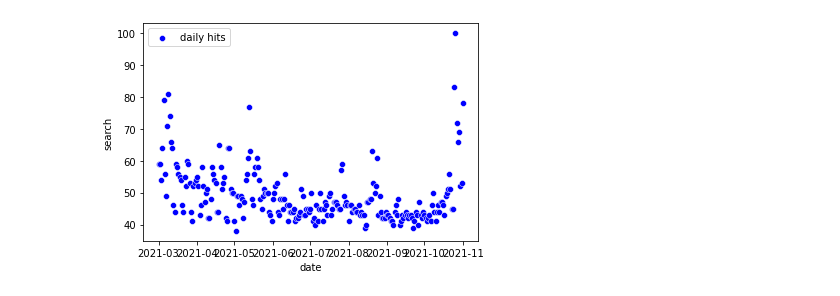
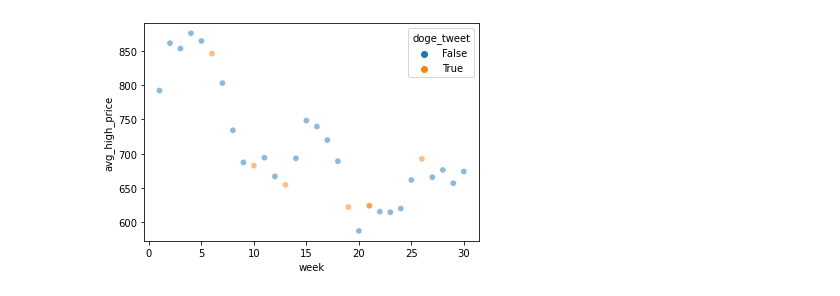
Before and after one commit to ba-group-projects/dogecoin-twitter-elon-musk, a Jupyter notebook: google-trends.ipynb, the cells around one changed output. Saved outputs shown, nothing was run; the diff lists cells and outputs as text; code cells hidden in the pictures.

```diff
--- a/google-trends.ipynb
+++ b/google-trends.ipynb
@@ -8,0 +43,7 @@ from pytrends.request import TrendReq
+# %%
+clean_share_price_df = pd.DataFrame(get_tesla_share_price()).reset_index()
+clean_share_price_df.columns = [x.lower() for x in clean_share_price_df.columns]
+clean_share_price_df['date'] = pd.to_datetime(clean_share_price_df['date'])
+clean_share_price_df['week'] = clean_share_price_df['date'].dt.week
+clean_share_price_df = clean_share_price_df.groupby('week')['high'].agg([np.mean]).reset_index().rename(columns={'mean': 'avg_high_price'})
+clean_share_price_df.head()
@@ -9,9 +57,12 @@ from pytrends.request import TrendReq
 # %%
 pytrend = TrendReq()
-pytrend.build_payload(kw_list = ["tesla"],timeframe='2021-03-01 2021-11-01')
+pytrend.build_payload(kw_list = ["tesla"],timeframe='2021-01-04 2021-07-31')
 trends = pytrend.interest_over_time()
 trendsdf = pd.DataFrame(data = {'date': trends.index.tolist(),
                                 'search': trends["tesla"].tolist()})
 trendsdf['date'] = pd.to_datetime(trendsdf['date'])
-trendsdf
+trendsdf['week'] = trendsdf['date'].dt.week
+# trendsdf = trendsdf[trendsdf['week'] != 53]
+trendsdf = trendsdf.groupby('week')['search'].agg([np.mean]).reset_index().rename(columns = {'mean':'avg_search'})
+trendsdf.head()
 # %% [output]
@@ -30,0 +75,3 @@ trendsdf
+# %%
+merge_df_1 = pd.merge(trendsdf, clean_share_price_df, on='week', how='left')
+merge_df_1.head()
@@ -31,8 +85,9 @@ trendsdf
+# %%
+merge_df_2 = pd.merge(merge_df_1, clean_tweets_df, on='week', how='left')
+merge_df_2['doge_tweet'] = merge_df_2['timestamp'].notna()
+# merge_df_2
 # %%
-sns.scatterplot( x = 'date',
-             y = 'search',
-             data = trendsdf,
-             label = 'daily hits', color="blue")
+sns.scatterplot( x = 'week',y = 'avg_high_price',data = merge_df_2,hue="doge_tweet", alpha=0.5)
 plt.show()
 # %% [output]
-[figure, old version]
+[figure, new version]
```
Also changed, not shown: parts of 8 cells of this notebook, 1 other file.
